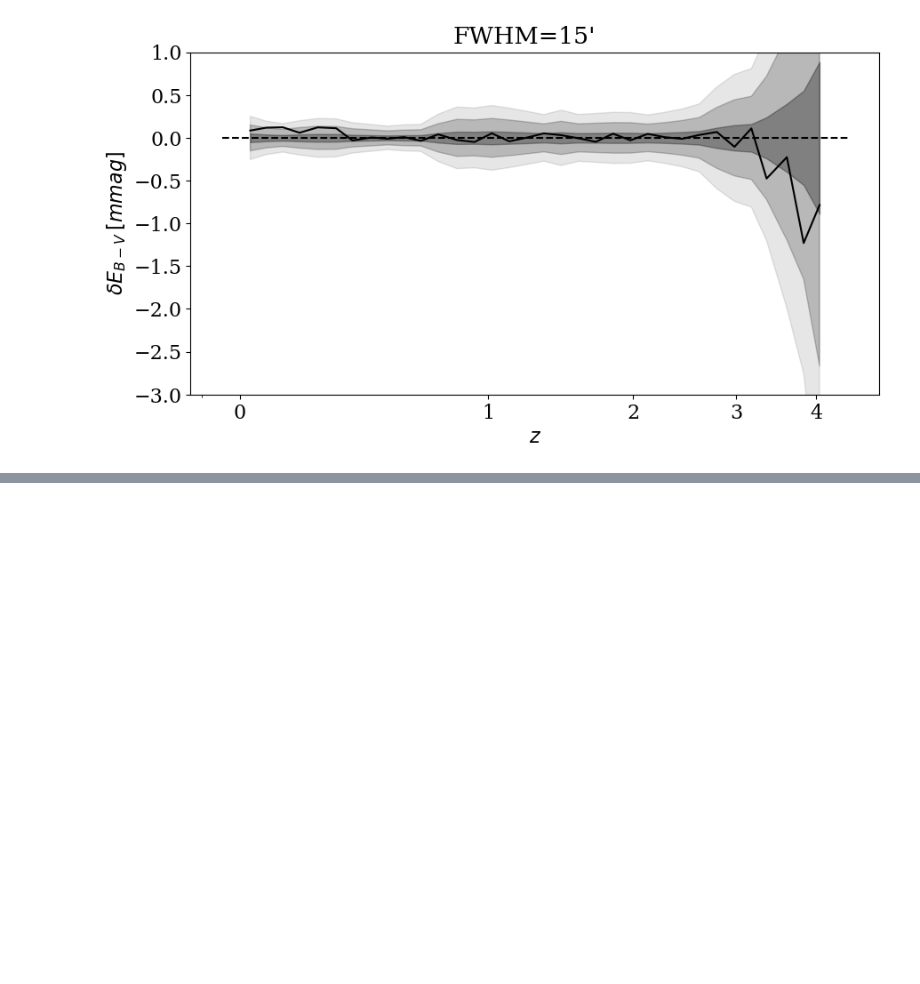
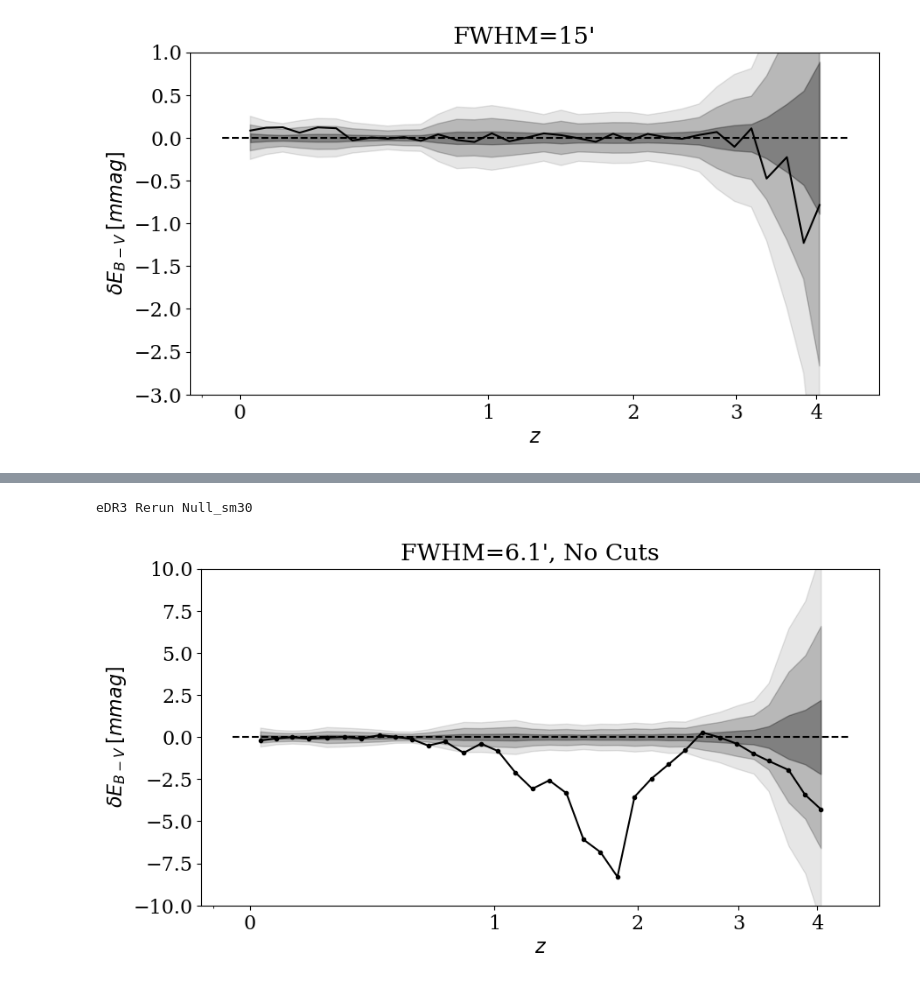
Before and after one commit to nmudur/HighLatMaps, a Jupyter notebook: notebooks_test/3_8_PaperPlots_ACC.ipynb, the cells around one changed output, grey strips where cells are left out. Cells and saved outputs as stored; diff of their text form; code cells hidden in the pictures; blank space fills up the shorter version.

```diff
--- a/notebooks_test/3_8_PaperPlots_ACC.ipynb
+++ b/notebooks_test/3_8_PaperPlots_ACC.ipynb
@@ -116,0 +136,10 @@ len(accsfd[0])
+# %%
+accnulldict = pickle.load(open('runs/2_6/accdir/ngcnull_6-7_acc_intgn.pkl', 'rb'))
+accnull = accnulldict['accs_all']
+# %%
+vis_utils.plot_acc_comparison(accsref, [accnull], cols=['b']*4+['k'], ref_choice=[12], sigcontours=[1, 3, 5],
+                no_legend=True, savefig='../plots/accpanel/recon_nullrerun.png',
+                title='FWHM=6.1\', No Cuts', ylim=[-10, 10])
+# %% [output]
+eDR3 Rerun Null_sm30
+[figure, added]
```
Also changed, not shown: parts of 8 cells of this notebook, 14 other files.
